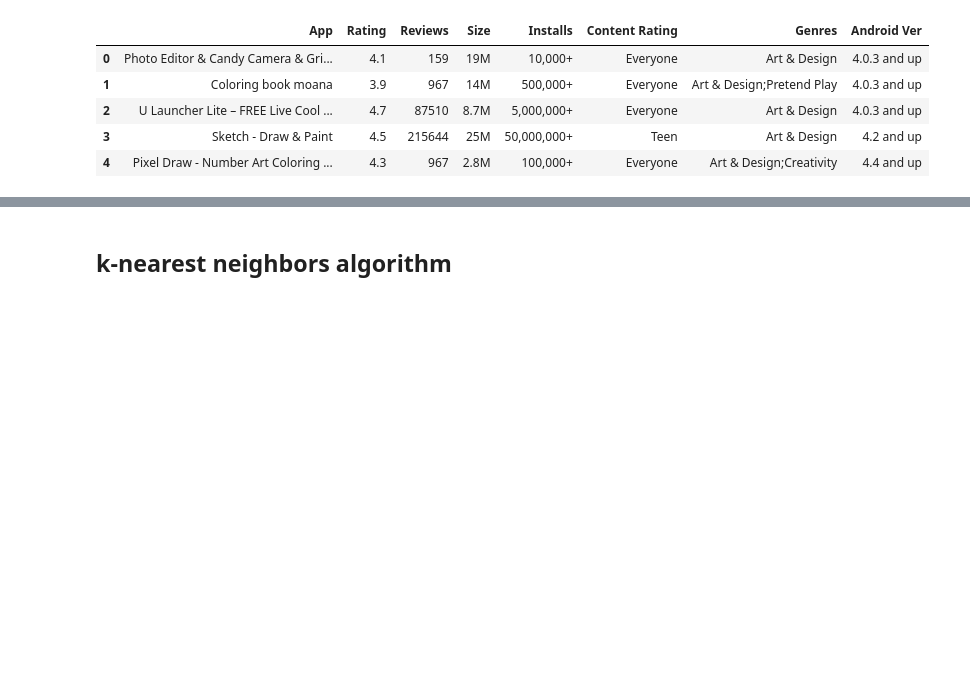
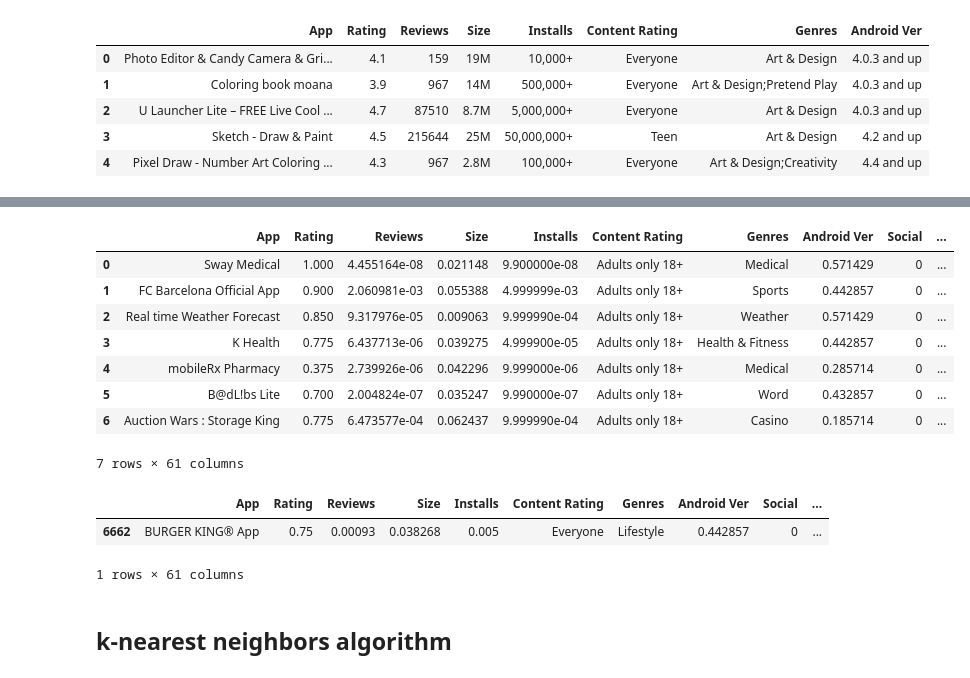
Before and after one commit to RavMRafiki/Recommendation-System, a Jupyter notebook: App_recommendation_system.ipynb, the cells around one changed output, grey strips where cells are left out. Cells and saved outputs as stored; diff of their text form; code cells hidden in the pictures; blank space fills up the shorter version.

```diff
--- a/App_recommendation_system.ipynb
+++ b/App_recommendation_system.ipynb
@@ -131,7 +135,23 @@ if 'Mature 17+' in validatingSet["Content Rating"].unique().tolist() or 'Adults
 elif 'Teen' in validatingSet["Content Rating"].unique().tolist():
     validatingSet["Content Rating"] = ['Teen' for i in range(len(validatingSet))]
 # %%
-validatingSet.head()
+validatingSet.sort_values(by=['Content Rating'])
+# %% [output]
+|  | App | Rating | Reviews | Size | Installs | Content Rating | Genres | Android Ver | Social | ... |
+| 0 | Sway Medical | 1.000 | 4.455164e-08 | 0.021148 | 9.900000e-08 | Adults only 18+ | Medical | 0.571429 | 0 | ... |
+| 1 | FC Barcelona Official App | 0.900 | 2.060981e-03 | 0.055388 | 4.999999e-03 | Adults only 18+ | Sports | 0.442857 | 0 | ... |
+| 2 | Real time Weather Forecast | 0.850 | 9.317976e-05 | 0.009063 | 9.999990e-04 | Adults only 18+ | Weather | 0.571429 | 0 | ... |
+| 3 | K Health | 0.775 | 6.437713e-06 | 0.039275 | 4.999900e-05 | Adults only 18+ | Health & Fitness | 0.442857 | 0 | ... |
+| 4 | mobileRx Pharmacy | 0.375 | 2.739926e-06 | 0.042296 | 9.999000e-06 | Adults only 18+ | Medical | 0.285714 | 0 | ... |
+| 5 | B@dL!bs Lite | 0.700 | 2.004824e-07 | 0.035247 | 9.990000e-07 | Adults only 18+ | Word | 0.432857 | 0 | ... |
+| 6 | Auction Wars : Storage King | 0.775 | 6.473577e-04 | 0.062437 | 9.999990e-04 | Adults only 18+ | Casino | 0.185714 | 0 | ... |
+7 rows × 61 columns
+# %%
+trainingSet.loc[trainingSet['App'] == 'BURGER KING® App']
+# %% [output]
+|  | App | Rating | Reviews | Size | Installs | Content Rating | Genres | Android Ver | Social | ... |
+| 6662 | BURGER KING® App | 0.75 | 0.00093 | 0.038268 | 0.005 | Everyone | Lifestyle | 0.442857 | 0 | ... |
+1 rows × 61 columns
 # %% [markdown]
 <h2>k-nearest neighbors algorithm</h2>
 # %%
```
Also changed, not shown: parts of 17 cells of this notebook.
